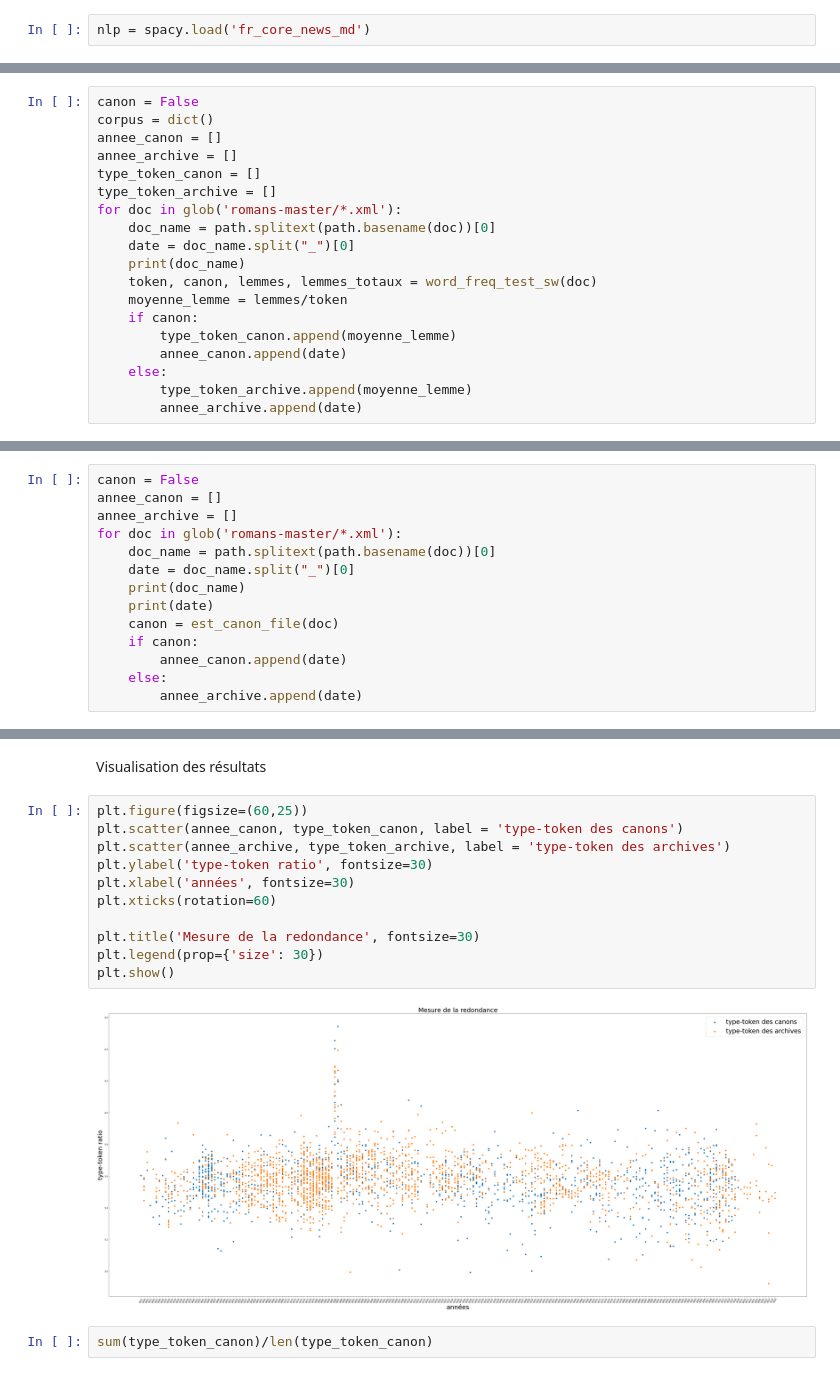
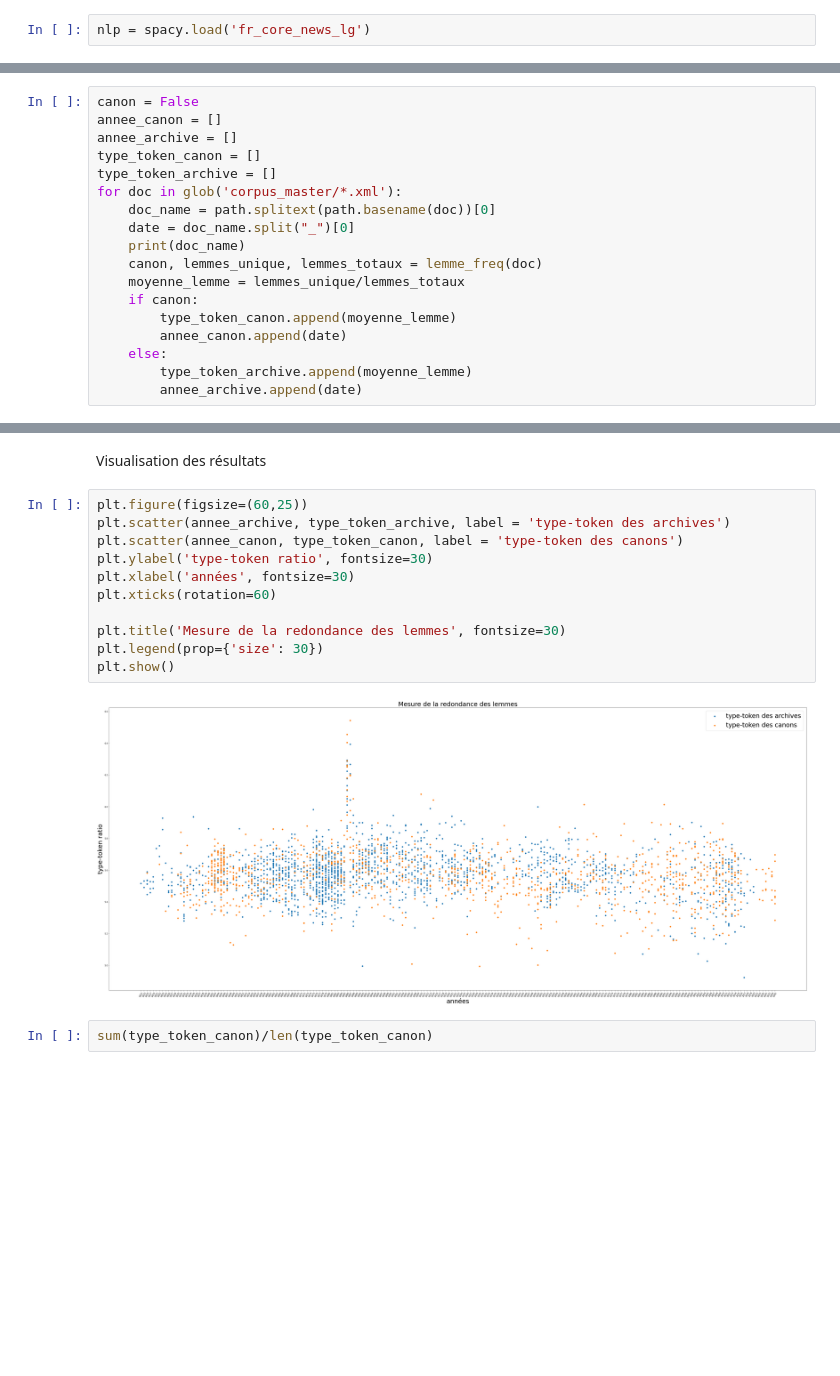
Before and after one commit to crazyjeannot/canons, a Jupyter notebook: type-token.ipynb, the cells around one changed output, grey strips where cells are left out. Saved outputs shown, nothing was run; the diff lists cells and outputs as text; blank space fills up the shorter version.

```diff
--- a/type-token.ipynb
+++ b/type-token.ipynb
@@ -9,4 +10,4 @@ from glob import glob
 # %%
 %matplotlib inline
 # %%
-nlp = spacy.load('fr_core_news_md')
+nlp = spacy.load('fr_core_news_lg')
@@ -47,16 +42,15 @@ def word_freq(path):
 # %%
 canon = False
-corpus = dict()
 annee_canon = []
 annee_archive = []
 type_token_canon = []
 type_token_archive = []
-for doc in glob('romans-master/*.xml'):
+for doc in glob('corpus_master/*.xml'):
     doc_name = path.splitext(path.basename(doc))[0]
     date = doc_name.split("_")[0]
     print(doc_name)
-    token, canon, lemmes, lemmes_totaux = word_freq_test_sw(doc)
-    moyenne_lemme = lemmes/token
+    canon, lemmes_unique, lemmes_totaux = lemme_freq(doc)
+    moyenne_lemme = lemmes_unique/lemmes_totaux
     if canon:
         type_token_canon.append(moyenne_lemme)
         annee_canon.append(date)
@@ -99,14 +85,0 @@ def est_canon_file(path):
-# %%
-canon = False
-annee_canon = []
-annee_archive = []
-for doc in glob('romans-master/*.xml'):
-    doc_name = path.splitext(path.basename(doc))[0]
-    date = doc_name.split("_")[0]
-    print(doc_name)
-    print(date)
-    canon = est_canon_file(doc)
-    if canon:
-        annee_canon.append(date)
-    else:
-        annee_archive.append(date)
@@ -132,17 +87,17 @@ for doc in glob('romans-master/*.xml'):
 Visualisation des résultats
 # %%
 plt.figure(figsize=(60,25))
+plt.scatter(annee_archive, type_token_archive, label = 'type-token des archives')
 plt.scatter(annee_canon, type_token_canon, label = 'type-token des canons')
-plt.scatter(annee_archive, type_token_archive, label = 'type-token des archives')
 plt.ylabel('type-token ratio', fontsize=30)
 plt.xlabel('années', fontsize=30)
 plt.xticks(rotation=60)
 
-plt.title('Mesure de la redondance', fontsize=30)
+plt.title('Mesure de la redondance des lemmes', fontsize=30)
 plt.legend(prop={'size': 30})
 plt.show()
 # %% [output]
-[figure, old version]
+[figure, new version]
 # %%
 sum(type_token_canon)/len(type_token_canon)
 # %% [output]
```
Also changed, not shown: parts of 14 cells of this notebook, 5 other files.
